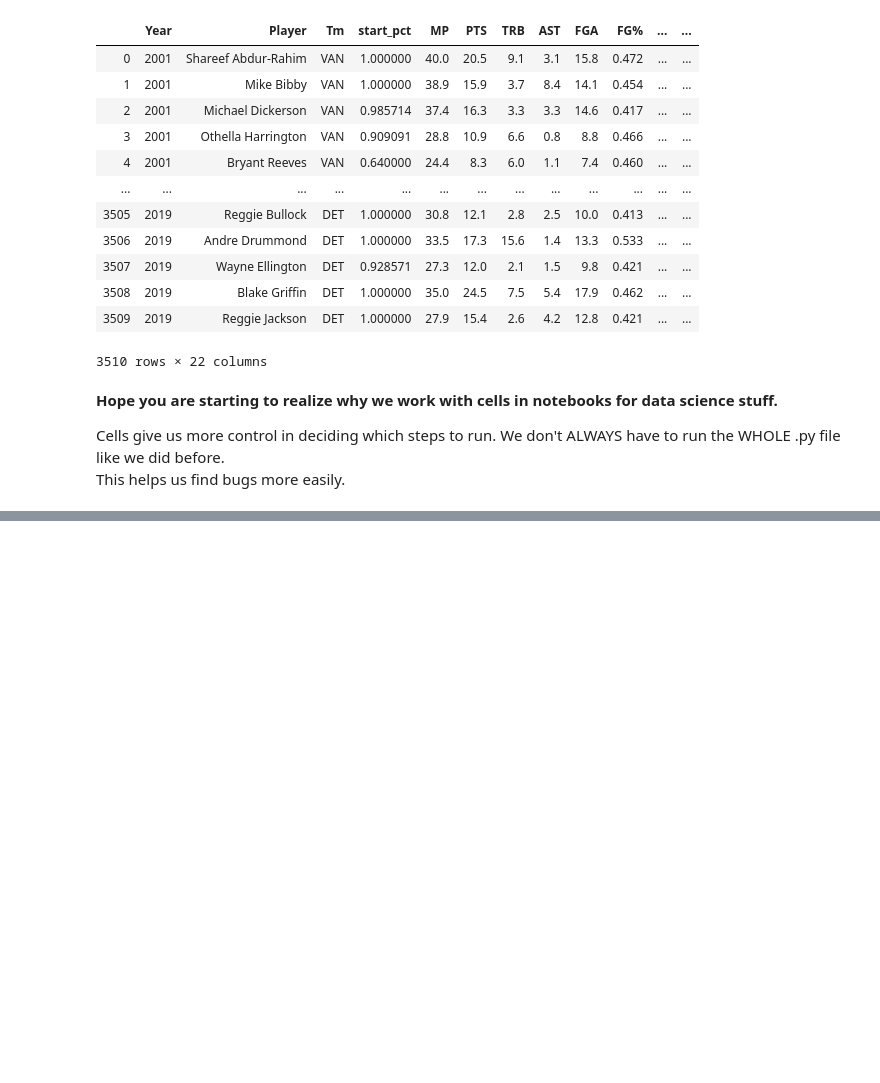
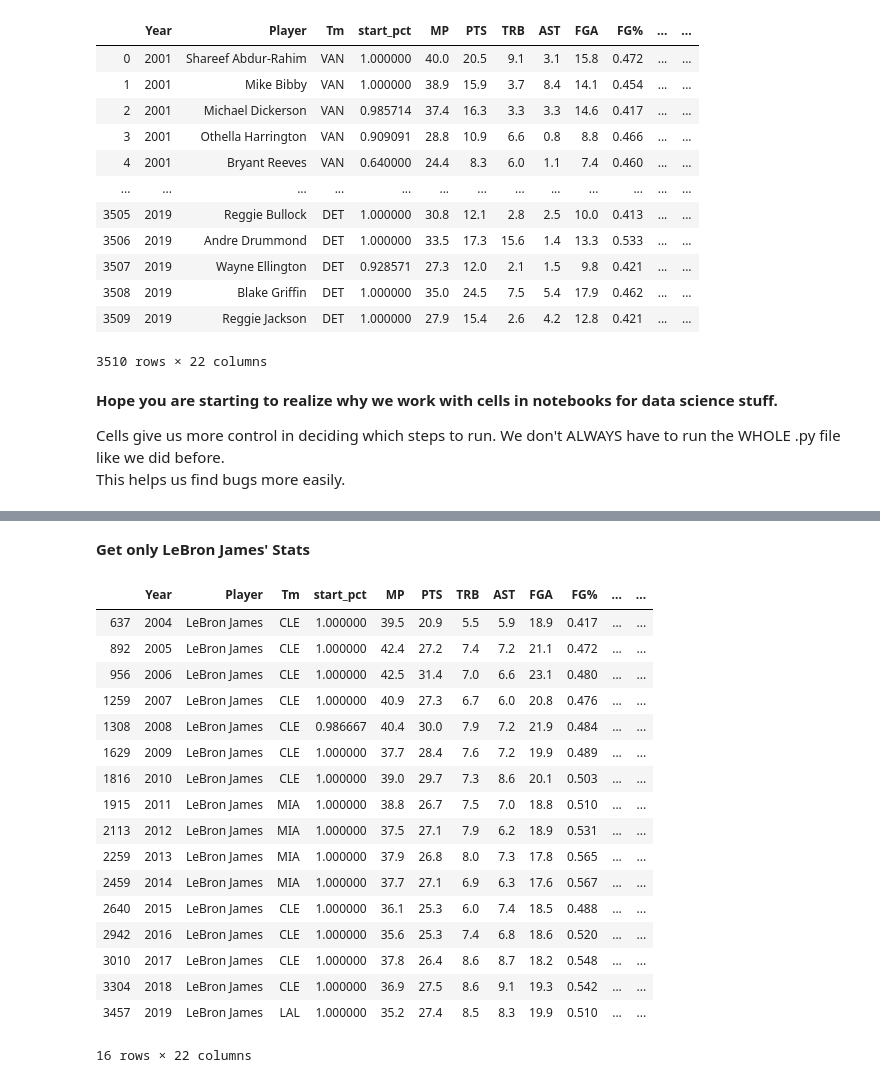
Before and after one commit to adithyasolai/python-tutoring, a Jupyter notebook: lesson5.ipynb, the cells around one changed output, grey strips where cells are left out. Cells and saved outputs as stored; diff of their text form; code cells hidden in the pictures; blank space fills up the shorter version.

```diff
--- a/lesson5.ipynb
+++ b/lesson5.ipynb
@@ -273,0 +318,23 @@ This helps us find bugs more easily.
+# %% [markdown]
+**Get only LeBron James' Stats**
+# %%
+nba[nba['Player'] == 'LeBron James']
+# %% [output]
+|  | Year | Player | Tm | start_pct | MP | PTS | TRB | AST | FGA | FG% | ... | ... |
+| 637 | 2004 | LeBron James | CLE | 1.000000 | 39.5 | 20.9 | 5.5 | 5.9 | 18.9 | 0.417 | ... | ... |
+| 892 | 2005 | LeBron James | CLE | 1.000000 | 42.4 | 27.2 | 7.4 | 7.2 | 21.1 | 0.472 | ... | ... |
+| 956 | 2006 | LeBron James | CLE | 1.000000 | 42.5 | 31.4 | 7.0 | 6.6 | 23.1 | 0.480 | ... | ... |
+| 1259 | 2007 | LeBron James | CLE | 1.000000 | 40.9 | 27.3 | 6.7 | 6.0 | 20.8 | 0.476 | ... | ... |
+| 1308 | 2008 | LeBron James | CLE | 0.986667 | 40.4 | 30.0 | 7.9 | 7.2 | 21.9 | 0.484 | ... | ... |
+| 1629 | 2009 | LeBron James | CLE | 1.000000 | 37.7 | 28.4 | 7.6 | 7.2 | 19.9 | 0.489 | ... | ... |
+| 1816 | 2010 | LeBron James | CLE | 1.000000 | 39.0 | 29.7 | 7.3 | 8.6 | 20.1 | 0.503 | ... | ... |
+| 1915 | 2011 | LeBron James | MIA | 1.000000 | 38.8 | 26.7 | 7.5 | 7.0 | 18.8 | 0.510 | ... | ... |
+| 2113 | 2012 | LeBron James | MIA | 1.000000 | 37.5 | 27.1 | 7.9 | 6.2 | 18.9 | 0.531 | ... | ... |
+| 2259 | 2013 | LeBron James | MIA | 1.000000 | 37.9 | 26.8 | 8.0 | 7.3 | 17.8 | 0.565 | ... | ... |
+| 2459 | 2014 | LeBron James | MIA | 1.000000 | 37.7 | 27.1 | 6.9 | 6.3 | 17.6 | 0.567 | ... | ... |
+| 2640 | 2015 | LeBron James | CLE | 1.000000 | 36.1 | 25.3 | 6.0 | 7.4 | 18.5 | 0.488 | ... | ... |
+| 2942 | 2016 | LeBron James | CLE | 1.000000 | 35.6 | 25.3 | 7.4 | 6.8 | 18.6 | 0.520 | ... | ... |
+| 3010 | 2017 | LeBron James | CLE | 1.000000 | 37.8 | 26.4 | 8.6 | 8.7 | 18.2 | 0.548 | ... | ... |
+| 3304 | 2018 | LeBron James | CLE | 1.000000 | 36.9 | 27.5 | 8.6 | 9.1 | 19.3 | 0.542 | ... | ... |
+| 3457 | 2019 | LeBron James | LAL | 1.000000 | 35.2 | 27.4 | 8.5 | 8.3 | 19.9 | 0.510 | ... | ... |
+16 rows × 22 columns
```
Also changed, not shown: parts of 27 cells of this notebook, 2 other files.
